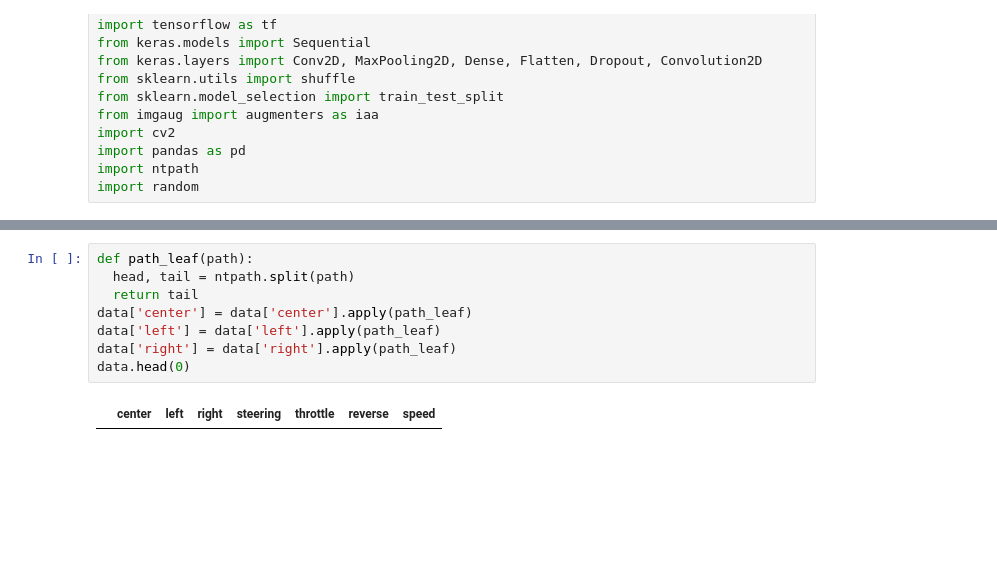
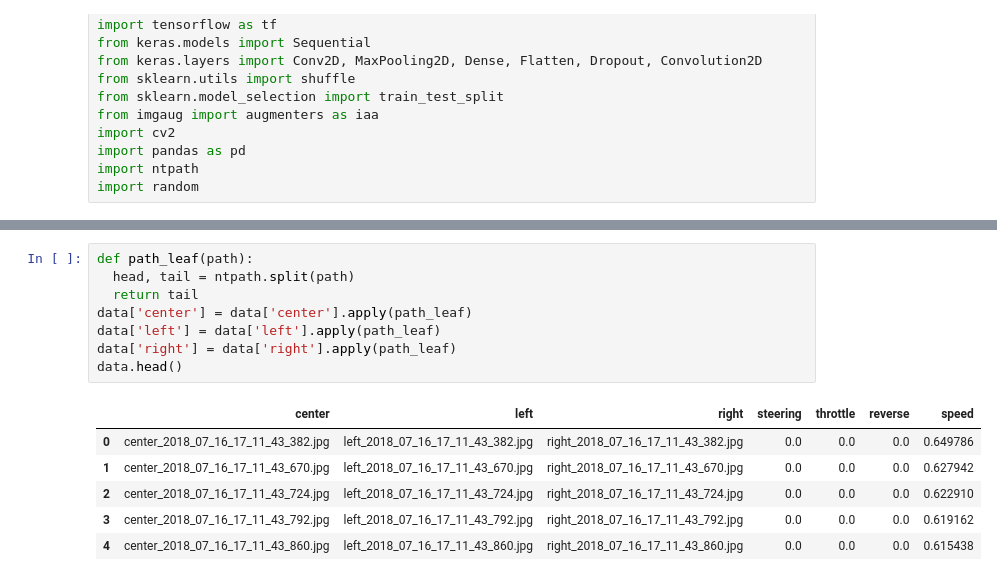
Before and after one commit to RohitBit-25/Self-Driving-Car, a Jupyter notebook: Self_Driving_Car.ipynb, the cells around one changed output, grey strips where cells are left out. Cells and saved outputs as stored; diff of their text form; blank space fills up the shorter version.

```diff
--- a/Self_Driving_Car.ipynb
+++ b/Self_Driving_Car.ipynb
@@ -86,10 +84,15 @@ data.head()
 # %%
 def path_leaf(path):
   head, tail = ntpath.split(path)
   return tail
 data['center'] = data['center'].apply(path_leaf)
 data['left'] = data['left'].apply(path_leaf)
 data['right'] = data['right'].apply(path_leaf)
-data.head(0)
+data.head()
 # %% [output]
 |  | center | left | right | steering | throttle | reverse | speed |
+| 0 | center_2018_07_16_17_11_43_382.jpg | left_2018_07_16_17_11_43_382.jpg | right_2018_07_16_17_11_43_382.jpg | 0.0 | 0.0 | 0.0 | 0.649786 |
+| 1 | center_2018_07_16_17_11_43_670.jpg | left_2018_07_16_17_11_43_670.jpg | right_2018_07_16_17_11_43_670.jpg | 0.0 | 0.0 | 0.0 | 0.627942 |
+| 2 | center_2018_07_16_17_11_43_724.jpg | left_2018_07_16_17_11_43_724.jpg | right_2018_07_16_17_11_43_724.jpg | 0.0 | 0.0 | 0.0 | 0.622910 |
+| 3 | center_2018_07_16_17_11_43_792.jpg | left_2018_07_16_17_11_43_792.jpg | right_2018_07_16_17_11_43_792.jpg | 0.0 | 0.0 | 0.0 | 0.619162 |
+| 4 | center_2018_07_16_17_11_43_860.jpg | left_2018_07_16_17_11_43_860.jpg | right_2018_07_16_17_11_43_860.jpg | 0.0 | 0.0 | 0.0 | 0.615438 |
```
Also changed, not shown: parts of 2 cells of this notebook.
